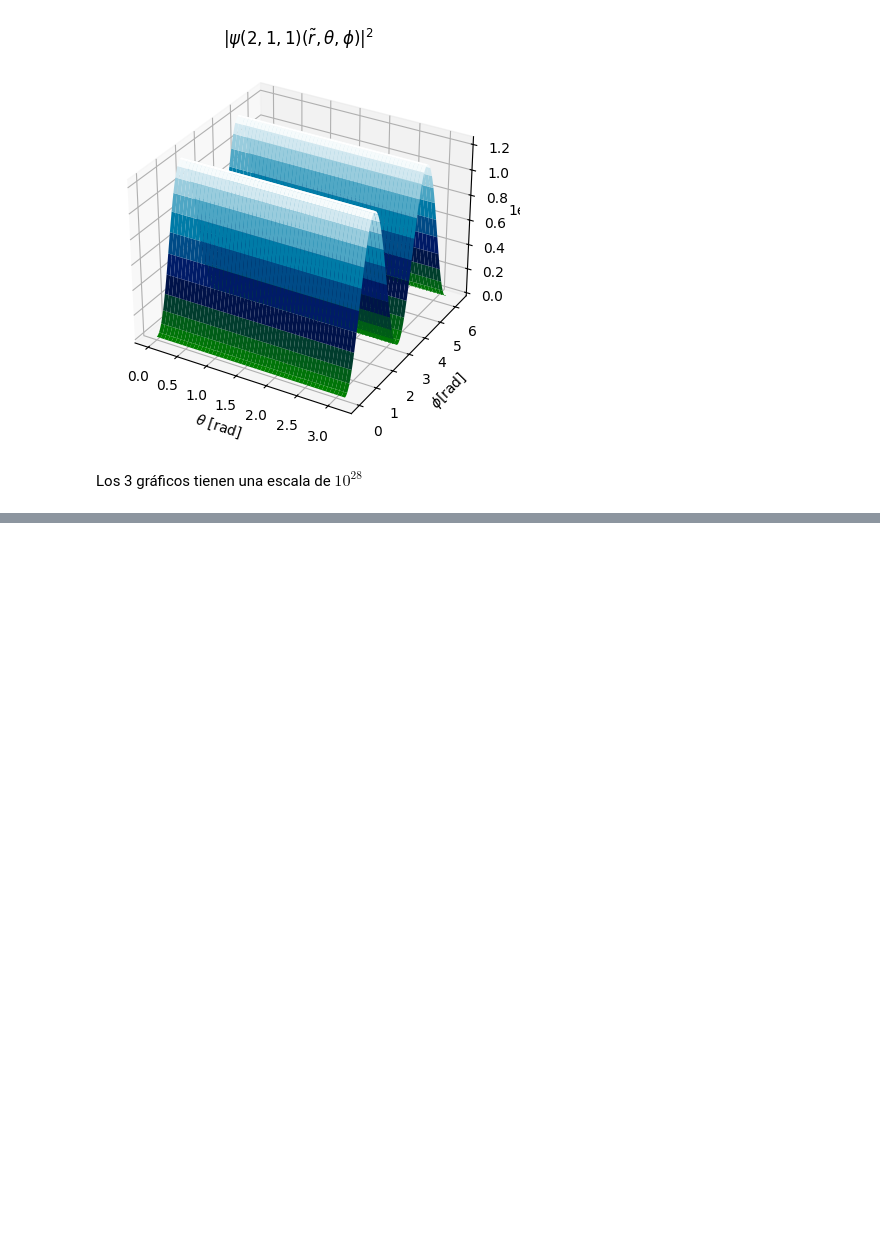
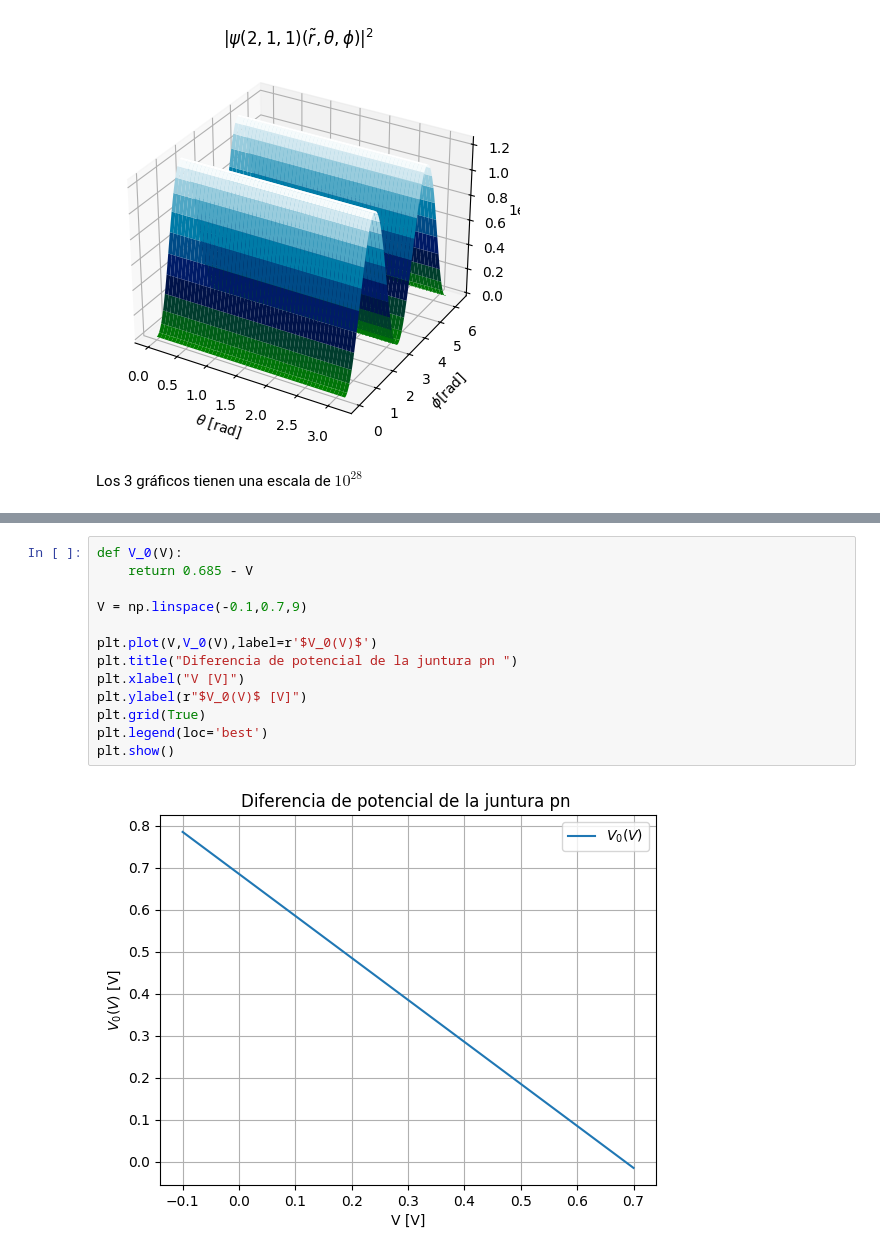
Before and after one commit to Felipeipe/t1_analogicos, a Jupyter notebook: Tarea 1 Analógicos.ipynb, the cells around one changed output, grey strips where cells are left out. Saved outputs shown, nothing was run; the diff lists cells and outputs as text; blank space fills up the shorter version.

```diff
--- a/Tarea 1 Analógicos.ipynb
+++ b/Tarea 1 Analógicos.ipynb
@@ -225,0 +266,15 @@ Los 3 gráficos tienen una escala de $10^{28}$
+# %%
+def V_0(V):
+    return 0.685 - V
+
+V = np.linspace(-0.1,0.7,9)
+
+plt.plot(V,V_0(V),label=r'$V_0(V)$')
+plt.title("Diferencia de potencial de la juntura pn ")
+plt.xlabel("V [V]")
+plt.ylabel(r"$V_0(V)$ [V]")
+plt.grid(True)
+plt.legend(loc='best')
+plt.show()
+# %% [output]
+[figure, added]
```
Also changed, not shown: parts of 2 cells of this notebook.
